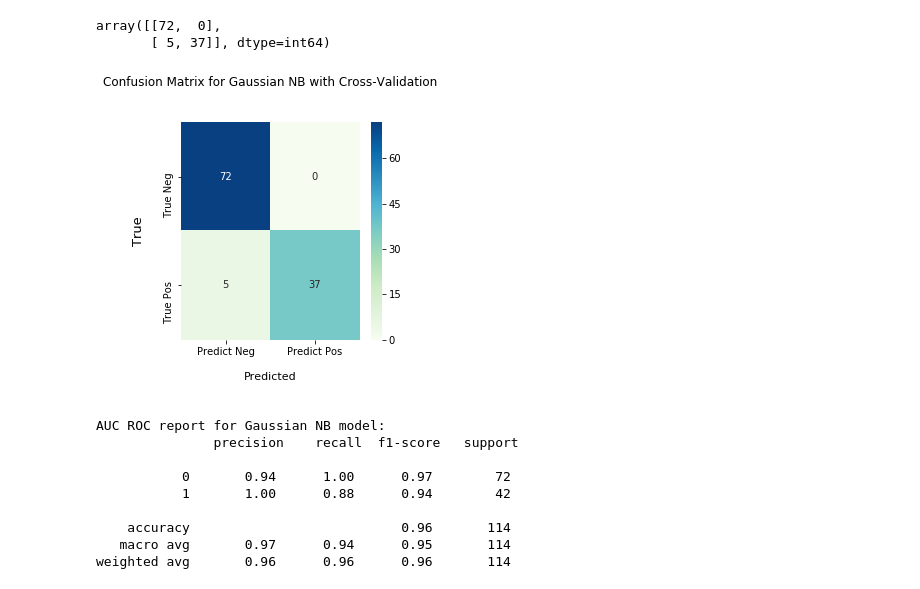
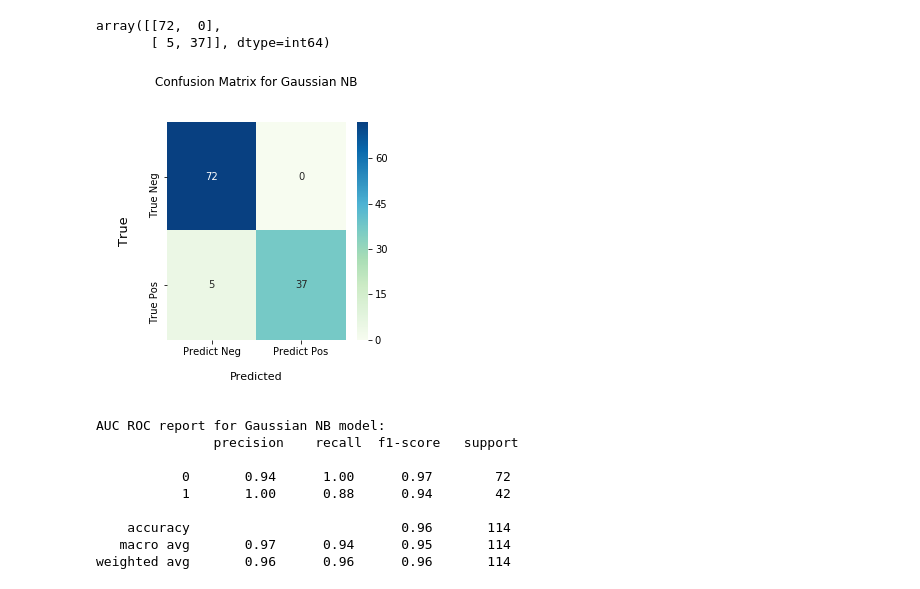
Before and after one commit to emmusic/breastcancer, a Jupyter notebook: EK - Breast Cancer Analysis (1).ipynb, the cells around one changed output. Cells and saved outputs as stored; diff of their text form; code cells hidden in the pictures.

```diff
--- a/EK - Breast Cancer Analysis (1).ipynb
+++ b/EK - Breast Cancer Analysis (1).ipynb
@@ -1274,25 +1270,23 @@ array([[72,  0],
 # %%
 #Test case only confusion matrix
 
-#Gaussian Confusion Matrix with Cross-Validation
+#Gaussian Confusion Matrix
 from sklearn.metrics import confusion_matrix
-
-# cm = confusion_matrix(y_validation,LR.predict(X_validation))
 
 plt.figure(figsize=(4,4))
 cm_gnb = confusion_matrix(y_test, model_naive.predict(X_test))
 sns.heatmap(cm_gnb,annot=True, cmap="GnBu", fmt="d",
             xticklabels = ['Predict Neg', 'Predict Pos'],
             yticklabels = ['True Neg', 'True Pos'])
 plt.xlabel('\nPredicted\n', size=11)
 plt.ylabel('\nTrue\n', size=13)
-plt.title("Confusion Matrix for Gaussian NB with Cross-Validation\n\n")
+plt.title("Confusion Matrix for Gaussian NB\n\n")
 plt.show()
 
 # GaussianNB is better at not prodicting a positive result when the case is actually negative (0 false positives).
 # However, it has a tendency to predict negative when the test case is actually positive (5 false negatives).
 # %% [output]
-[figure, old version]
+[figure, new version]
 # %%
 gnb_auc_roc=metrics.classification_report(y_test,y_pred)
 print('AUC ROC report for Gaussian NB model: \n', gnb_auc_roc)
```
Also changed, not shown: parts of 32 cells of this notebook.
